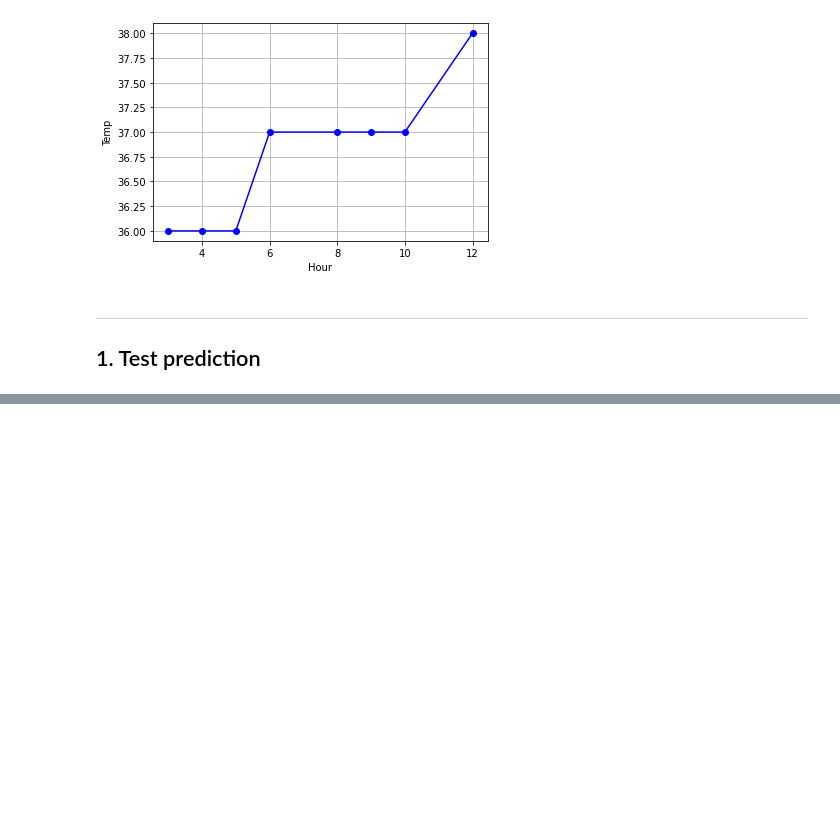
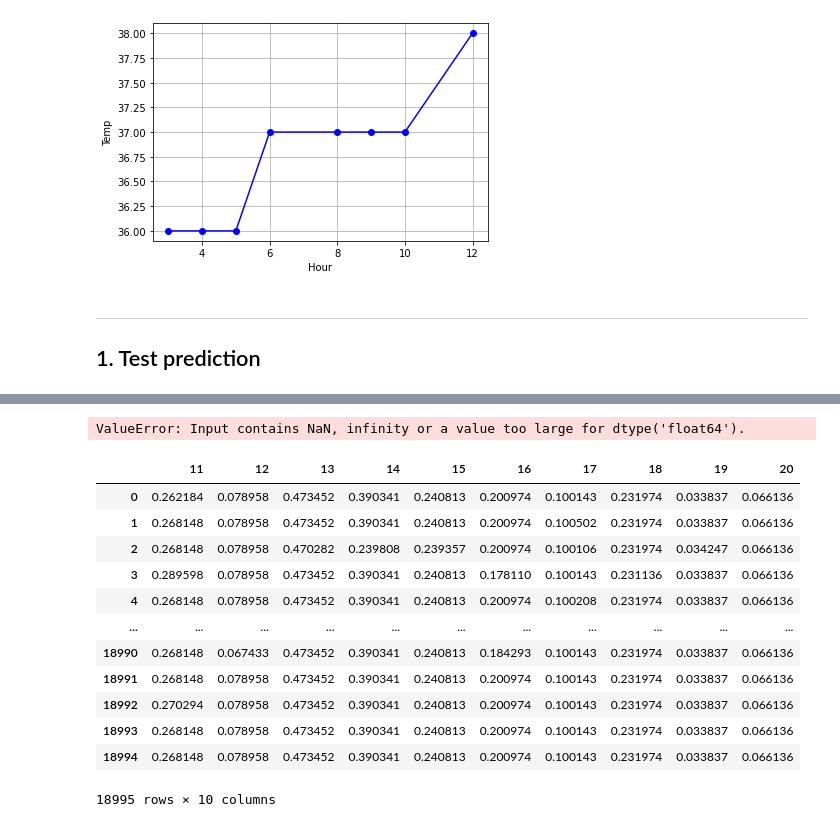
Before and after one commit to GentleMin/ML-Shoppingnow, a Jupyter notebook: Project2/JTM/Task2.ipynb, the cells around one changed output, grey strips where cells are left out. Cells and saved outputs as stored; diff of their text form; code cells hidden in the pictures; blank space fills up the shorter version.

```diff
--- a/Project2/JTM/Task2.ipynb
+++ b/Project2/JTM/Task2.ipynb
@@ -119,0 +163,3 @@ plt.show()
+# %%
+result_jdy = pd.read_csv("../JDY/task2a-fill0/result_prob_fill0.csv", header=None)
+result_jdy.describe()
@@ -119,0 +176,20 @@ plt.show()
+# %%
+metrics.roc_auc_score(labl_train.iloc[:, 1], result_jdy.iloc[:, 1])
+# %% [output]
+ValueError: Input contains NaN, infinity or a value too large for dtype('float64').
+# %%
+result_jdy.iloc[:, 11:]
+# %% [output]
+|  | 11 | 12 | 13 | 14 | 15 | 16 | 17 | 18 | 19 | 20 |
+| 0 | 0.262184 | 0.078958 | 0.473452 | 0.390341 | 0.240813 | 0.200974 | 0.100143 | 0.231974 | 0.033837 | 0.066136 |
+| 1 | 0.268148 | 0.078958 | 0.473452 | 0.390341 | 0.240813 | 0.200974 | 0.100502 | 0.231974 | 0.033837 | 0.066136 |
+| 2 | 0.268148 | 0.078958 | 0.470282 | 0.239808 | 0.239357 | 0.200974 | 0.100106 | 0.231974 | 0.034247 | 0.066136 |
+| 3 | 0.289598 | 0.078958 | 0.473452 | 0.390341 | 0.240813 | 0.178110 | 0.100143 | 0.231136 | 0.033837 | 0.066136 |
+| 4 | 0.268148 | 0.078958 | 0.473452 | 0.390341 | 0.240813 | 0.200974 | 0.100208 | 0.231974 | 0.033837 | 0.066136 |
+| ... | ... | ... | ... | ... | ... | ... | ... | ... | ... | ... |
+| 18990 | 0.268148 | 0.067433 | 0.473452 | 0.390341 | 0.240813 | 0.184293 | 0.100143 | 0.231974 | 0.033837 | 0.066136 |
+| 18991 | 0.268148 | 0.078958 | 0.473452 | 0.390341 | 0.240813 | 0.200974 | 0.100143 | 0.231974 | 0.033837 | 0.066136 |
+| 18992 | 0.270294 | 0.078958 | 0.473452 | 0.390341 | 0.240813 | 0.200974 | 0.100143 | 0.231974 | 0.033837 | 0.066136 |
+| 18993 | 0.268148 | 0.078958 | 0.473452 | 0.390341 | 0.240813 | 0.200974 | 0.100143 | 0.231974 | 0.033837 | 0.066136 |
+| 18994 | 0.268148 | 0.078958 | 0.473452 | 0.390341 | 0.240813 | 0.200974 | 0.100143 | 0.231974 | 0.033837 | 0.066136 |
+18995 rows × 10 columns
```
Also changed, not shown: parts of 14 cells of this notebook, 2 other files.
